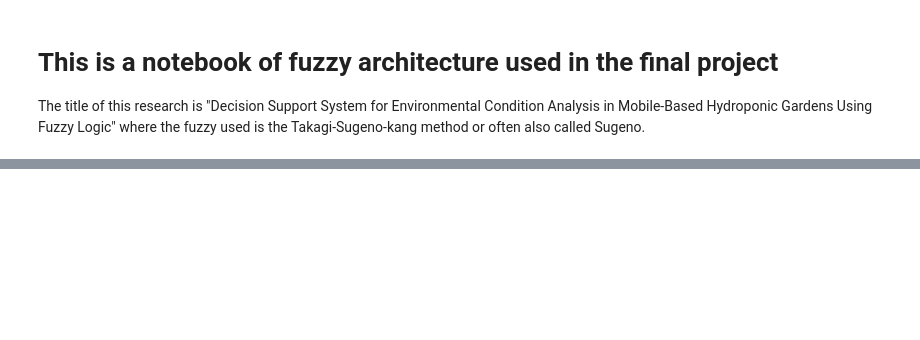
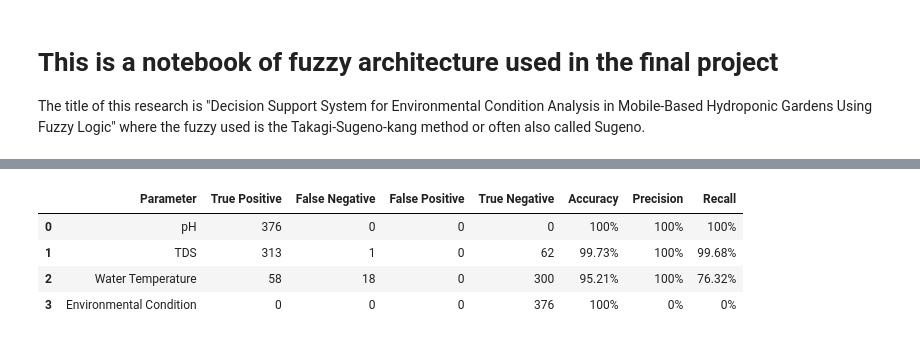
Before and after one commit to masmuss/sugeno-fuzzy-simulator, a Jupyter notebook: main.ipynb, the cells around one changed output, grey strips where cells are left out. Saved outputs shown, nothing was run; the diff lists cells and outputs as text; code cells hidden in the pictures; blank space fills up the shorter version.

Commit message:
feat: add evaluation with confussion matrix

```diff
--- a/main.ipynb
+++ b/main.ipynb
@@ -312,0 +242,83 @@ overall
+# %%
+import pandas as pd
+from evaluation import perform_categorical_evaluation
+from IPython.display import display
+
+
+def print_diagnostics(df):
+    print("--- Diagnostic Information from CSV File ---")
+    print(f"Delimiter used: ';'")
+    print("Detected Column Names:", df.columns.tolist())
+    print("-" * 40, "\n")
+
+
+def evaluate_fuzzy_performance(df, column_evaluation_pairs):
+    results_list = []
+    for eval_name, (actual_col_name, predict_col_name) in column_evaluation_pairs.items():
+        if actual_col_name not in df.columns or predict_col_name not in df.columns:
+            continue
+        results = perform_categorical_evaluation(df, actual_col_name, predict_col_name)
+        if "error" in results:
+            continue
+        cm = results["confusion_matrix"]
+        metrics = results["metrics"]
+        results_list.append({
+            "Parameter": eval_name,
+            "True Positive": cm["TP"],
+            "False Negative": cm["FN"],
+            "False Positive": cm["FP"],
+            "True Negative": cm["TN"],
+            "Accuracy": metrics["Akurasi"],
+            "Precision": metrics["Presisi"],
+            "Recall": metrics["Recall"]
+        })
+    return pd.DataFrame(results_list)
+
+
+def percent_format(x):
+    if pd.isna(x):
+        return ""
+    if x == 1 or x == 0:
+        return f"{int(x * 100)}%"
+    return f"{x * 100:.2f}%"
+
+
+def show_evaluation_result(file_name, column_pairs):
+    try:
+        df = pd.read_csv(file_name, sep=';')
+        df.columns = [col.strip().lower() for col in df.columns]
+        print_diagnostics(df)
+        results_df = evaluate_fuzzy_performance(df, column_pairs)
+
+        pd.set_option('display.max_columns', None)
+        pd.set_option('display.width', None)
+        pd.set_option('display.colheader_justify', 'center')
+        pd.set_option('display.expand_frame_repr', False)
+
+        percent_cols = ['Accuracy', 'Precision', 'Recall']
+
+        display(
+            results_df.style
+            .format({col: percent_format for col in percent_cols})
+            .set_table_styles(
+                [{'selector': 'th', 'props': [('text-align', 'center'), ('background-color', '#f2f2f2')]}]
+            )
+            .set_properties(**{'text-align': 'center'}))
+    except FileNotFoundError:
+        print(f"❌ TOTAL FAILURE ❌\nFile '{clean_data_file_name}' not found.")
+    except Exception as e:
+        print(f"❌ TOTAL FAILURE ❌\nAn error occurred: {e}")
+
+
+# --- Main Evaluation Block ---
+# define the actual and predicted columns for each parameter
+column_evaluation_pairs = {
+    'pH': ('ph_range', 'ph_range_result'),
+    'TDS': ('tds_range', 'tds_range_result'),
+    'Water Temperature': ('temp_range', 'temp_range_result'),
+    'Environmental Condition': ('raw_normal', 'normal')
+}
+
+# Show the evaluation result
+show_evaluation_result(clean_data_file_name, column_evaluation_pairs)
+# %% [output]
@@ -312,0 +329,5 @@ overall
+|  | Parameter | True Positive | False Negative | False Positive | True Negative | Accuracy | Precision | Recall |
+| 0 | pH | 376 | 0 | 0 | 0 | 100% | 100% | 100% |
+| 1 | TDS | 313 | 1 | 0 | 62 | 99.73% | 100% | 99.68% |
+| 2 | Water Temperature | 58 | 18 | 0 | 300 | 95.21% | 100% | 76.32% |
+| 3 | Environmental Condition | 0 | 0 | 0 | 376 | 100% | 0% | 0% |
```
Also changed, not shown: parts of 11 cells of this notebook, 16 other files.
